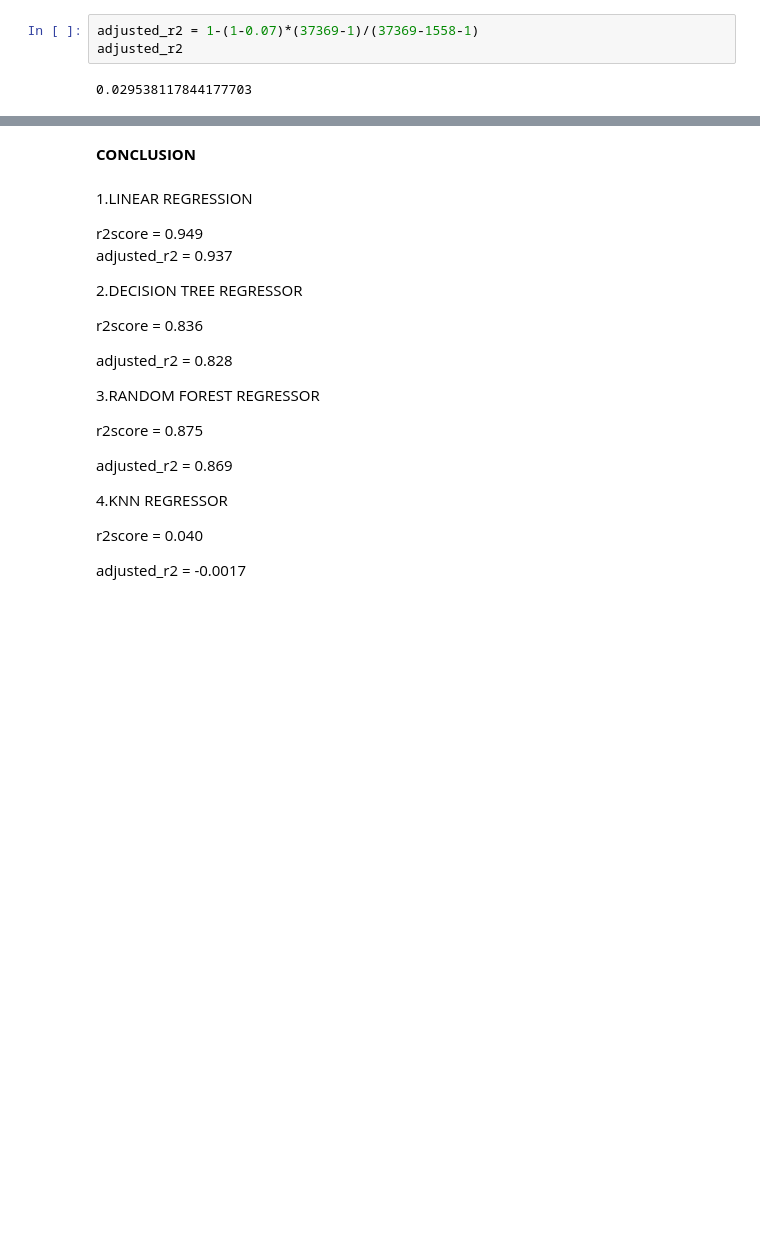
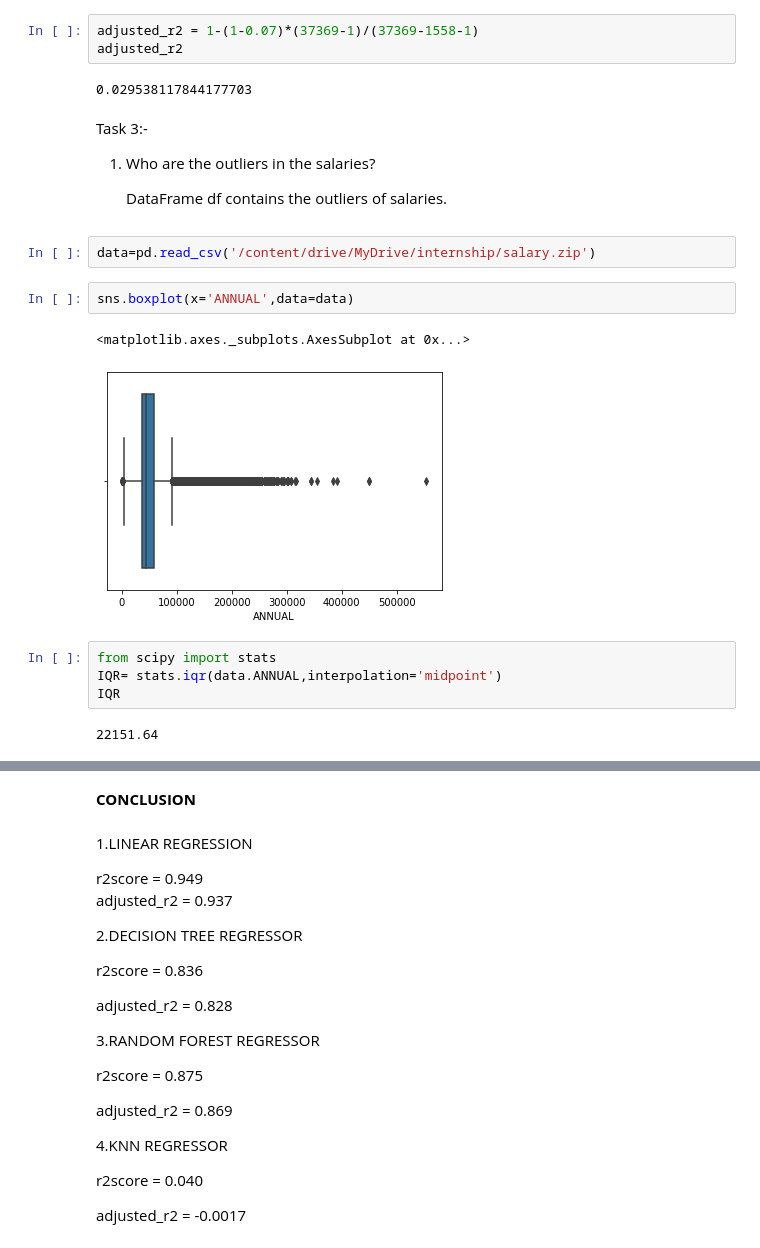
Before and after one commit to Navin7899/Texas-salary-prediction, a Jupyter notebook: Texas_Salary.ipynb, the cells around one changed output, grey strips where cells are left out. Drawn from its saved outputs; the diff is of its cells as text; blank space fills up the shorter version.

Commit message:
final.texas salary

```diff
--- a/Texas_Salary.ipynb
+++ b/Texas_Salary.ipynb
@@ -711,3 +711,23 @@ adjusted_r2 = 1-(1-0.07)*(37369-1)/(37369-1558-1)
 adjusted_r2
 # %% [output]
 0.029538117844177703
+# %% [markdown]
+Task 3:-
+
+
+1. Who are the outliers in the salaries?
+
+   DataFrame df contains the outliers of salaries.
+# %%
+data=pd.read_csv('/content/drive/MyDrive/internship/salary.zip')
+# %%
+sns.boxplot(x='ANNUAL',data=data)
+# %% [output]
+<matplotlib.axes._subplots.AxesSubplot at 0x...>
+[figure, added]
+# %%
+from scipy import stats
+IQR= stats.iqr(data.ANNUAL,interpolation='midpoint')
+IQR
+# %% [output]
+22151.64
```
Also changed, not shown: parts of 22 cells of this notebook.
